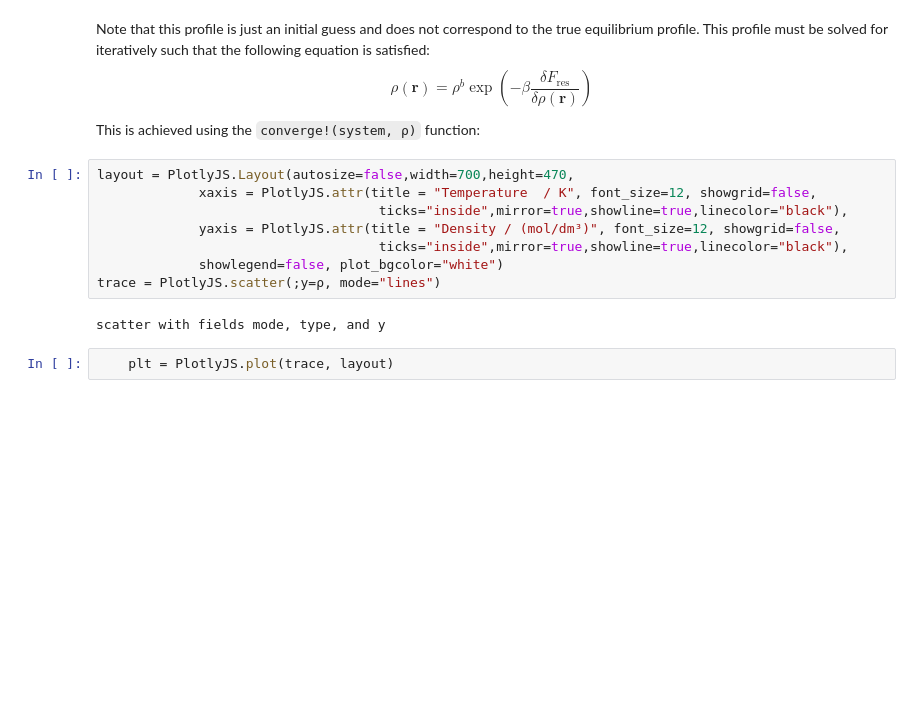
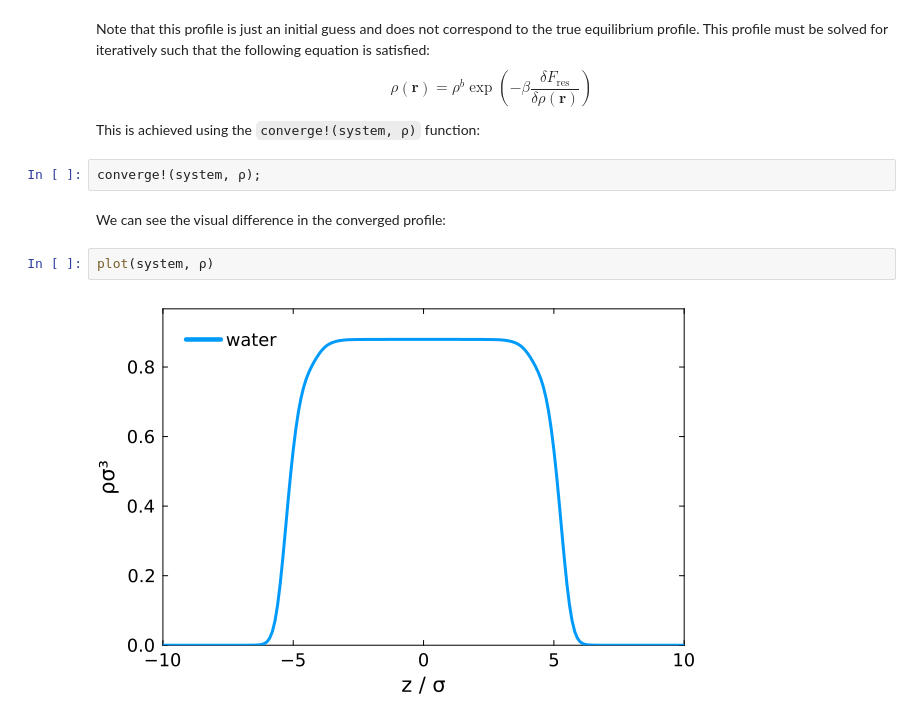
Before and after one commit to ClapeyronThermo/cDFT.jl, a Jupyter notebook: examples/vapor_liquid_interface.ipynb, the cells around one changed output. Cells and saved outputs as stored; diff of their text form; blank space fills up the shorter version.

```diff
--- a/examples/vapor_liquid_interface.ipynb
+++ b/examples/vapor_liquid_interface.ipynb
@@ -61,15 +76,11 @@ Note that this profile is just an initial guess and does not correspond to the t
 $$ \rho(\mathbf{r}) = \rho^b \exp\left(-\beta\frac{\delta F_\mathrm{res}}{\delta \rho(\mathbf{r})}\right)$$
 
 This is achieved using the `converge!(system, ρ)` function:
-# %%
-layout = PlotlyJS.Layout(autosize=false,width=700,height=470,
-             xaxis = PlotlyJS.attr(title = "Temperature  / K", font_size=12, showgrid=false,
-                                    ticks="inside",mirror=true,showline=true,linecolor="black"),
-             yaxis = PlotlyJS.attr(title = "Density / (mol/dm³)", font_size=12, showgrid=false,
-                                    ticks="inside",mirror=true,showline=true,linecolor="black"),
-             showlegend=false, plot_bgcolor="white")
-trace = PlotlyJS.scatter(;y=ρ, mode="lines")
-# %% [output]
-scatter with fields mode, type, and y
-# %%
-    plt = PlotlyJS.plot(trace, layout)
+# %%
+converge!(system, ρ);
+# %% [markdown]
+We can see the visual difference in the converged profile:
+# %%
+plot(system, ρ)
+# %% [output]
+[figure, added]
```
Also changed, not shown: parts of 3 cells of this notebook, 1 other file.
